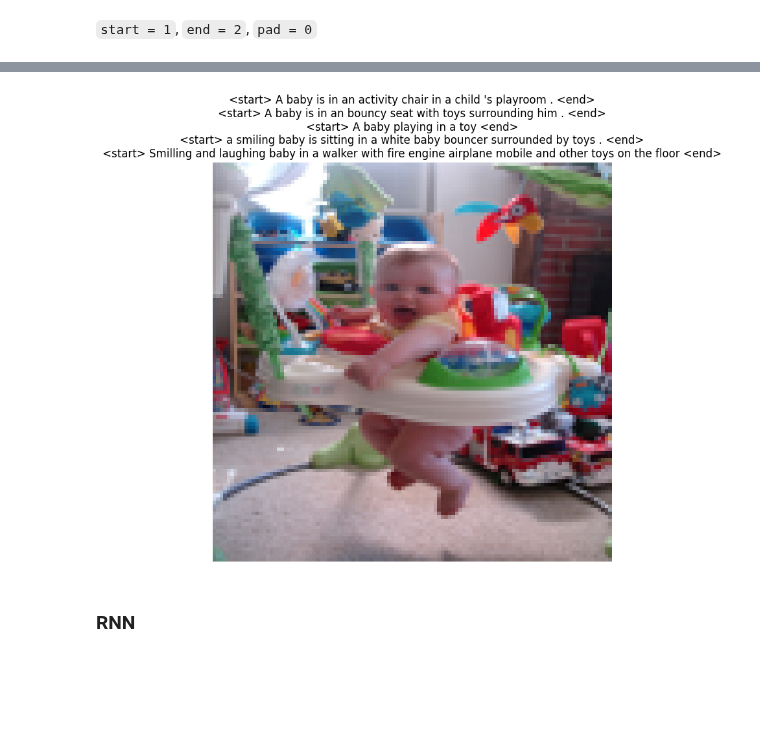
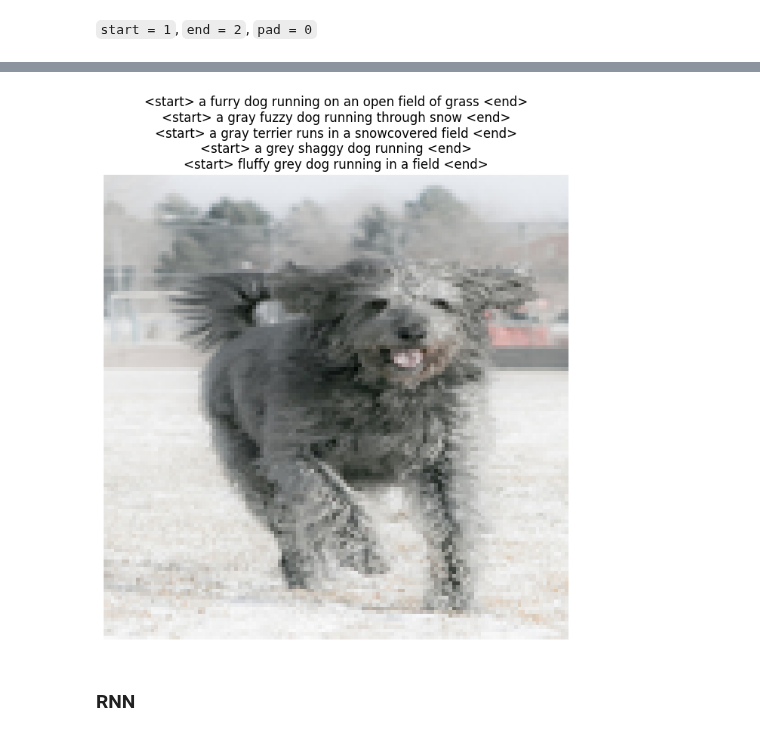
Before and after one commit to mmahdin/CI_CNNProject_Fall2024, a Jupyter notebook: Phase-3/colab/ph3.ipynb, the cells around one changed output, grey strips where cells are left out. Cells and saved outputs as stored; diff of their text form; code cells hidden in the pictures; blank space fills up the shorter version.

```diff
--- a/Phase-3/colab/ph3.ipynb
+++ b/Phase-3/colab/ph3.ipynb
@@ -69,7 +69,7 @@ to_long_cuda = {'dtype': torch.long, 'device': 'cuda'}
 Good to go!
 # %%
 # Configuration
-image_size = (112, 112)
+image_size = (128, 128)
 data_paht = f"{path}/Images"
 captions_path = f"{path}/captions.txt"
 data_dict_path = f"{base_dir}/image_captioning_dataset.pt"
@@ -117,19 +123,17 @@ plt.imshow(data_dict['train_images'][0].permute(1, 2, 0))
 # %%
 # Sample a minibatch and show the reshaped 112x112 images and captions
-batch_size = 1
+image_num = 1375
 
-sample_idx = torch.randint(0, num_train, (batch_size,))
-sample_images = data_dict['train_images'][sample_idx]
-sample_captions = data_dict['train_captions'][sample_idx]
-for i in range(batch_size):
-  plt.imshow(sample_images[i].permute(1, 2, 0))
-  plt.axis('off')
-  caption_str = decode_captions(sample_captions[i], data_dict['vocab']['idx_to_token'])
-  caption_str = "\n".join(caption_str)
-  plt.title(caption_str)
-  plt.show()
+sample_images = data_dict['train_images'][image_num]
+sample_captions = data_dict['train_captions'][image_num]
+plt.imshow(process_images(sample_images, image_size=image_size).permute(1, 2, 0).to(torch.int32))
+plt.axis('off')
+caption_str = decode_captions(sample_captions, data_dict['vocab']['idx_to_token'])
+caption_str = "\n".join(caption_str)
+plt.title(caption_str)
+plt.show()
 # %% [output]
-[figure, old version]
+[figure, new version]
 # %% [markdown]
 ### RNN
 # %%
```
Also changed, not shown: parts of 12 cells of this notebook, 2 other files.
